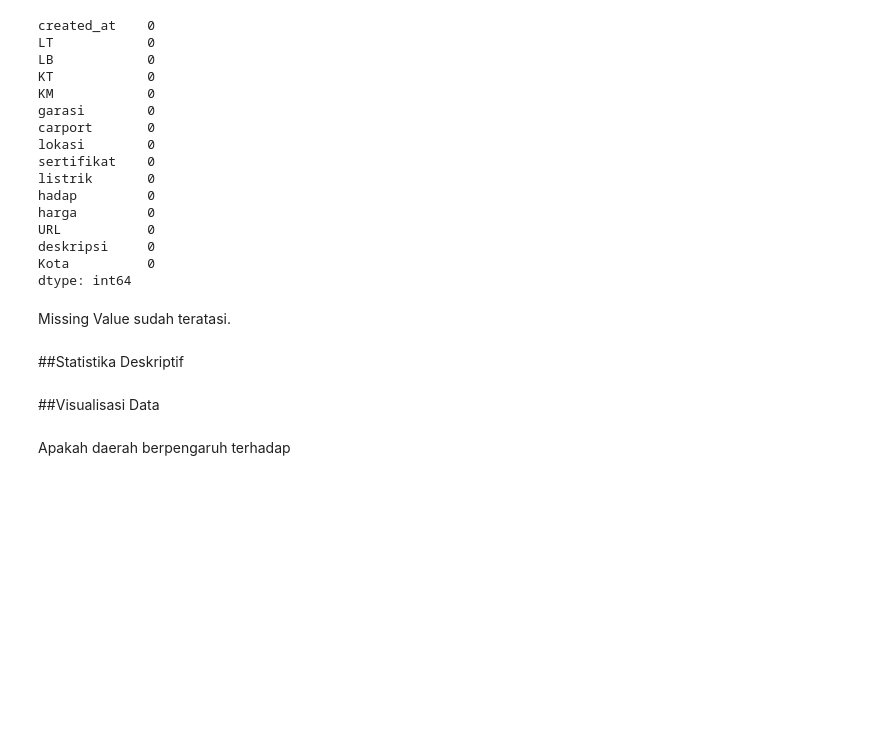
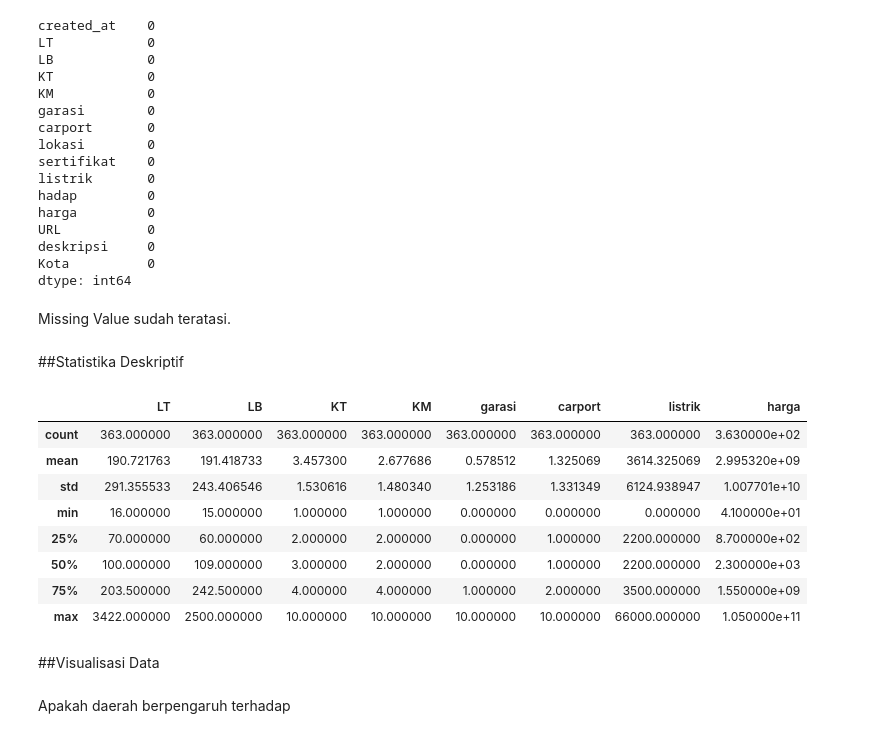
Before and after one commit to Ahnaf20/Data-Mining-Kel-8, a Jupyter notebook: DataMining_Case_1.ipynb, the cells around one changed output. Cells and saved outputs as stored; diff of their text form; code cells hidden in the pictures; blank space fills up the shorter version.

```diff
--- a/DataMining_Case_1.ipynb
+++ b/DataMining_Case_1.ipynb
@@ -319,6 +319,18 @@ dtype: int64
 Missing Value sudah teratasi.
 # %% [markdown]
 ##Statistika Deskriptif
+# %%
+dg.describe()
+# %% [output]
+|  | LT | LB | KT | KM | garasi | carport | listrik | harga |
+| count | 363.000000 | 363.000000 | 363.000000 | 363.000000 | 363.000000 | 363.000000 | 363.000000 | 3.630000e+02 |
+| mean | 190.721763 | 191.418733 | 3.457300 | 2.677686 | 0.578512 | 1.325069 | 3614.325069 | 2.995320e+09 |
+| std | 291.355533 | 243.406546 | 1.530616 | 1.480340 | 1.253186 | 1.331349 | 6124.938947 | 1.007701e+10 |
+| min | 16.000000 | 15.000000 | 1.000000 | 1.000000 | 0.000000 | 0.000000 | 0.000000 | 4.100000e+01 |
+| 25% | 70.000000 | 60.000000 | 2.000000 | 2.000000 | 0.000000 | 1.000000 | 2200.000000 | 8.700000e+02 |
+| 50% | 100.000000 | 109.000000 | 3.000000 | 2.000000 | 0.000000 | 1.000000 | 2200.000000 | 2.300000e+03 |
+| 75% | 203.500000 | 242.500000 | 4.000000 | 4.000000 | 1.000000 | 2.000000 | 3500.000000 | 1.550000e+09 |
+| max | 3422.000000 | 2500.000000 | 10.000000 | 10.000000 | 10.000000 | 10.000000 | 66000.000000 | 1.050000e+11 |
 # %% [markdown]
 ##Visualisasi Data
 # %% [markdown]
```
Also changed, not shown: parts of 8 cells of this notebook.
